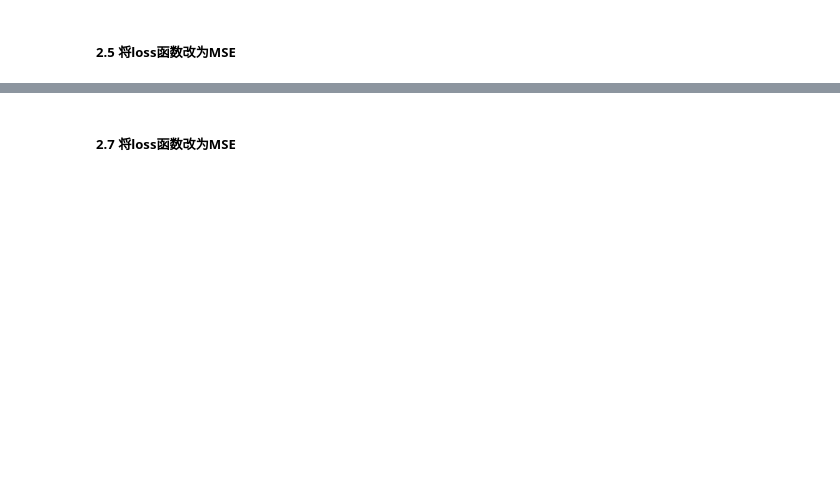
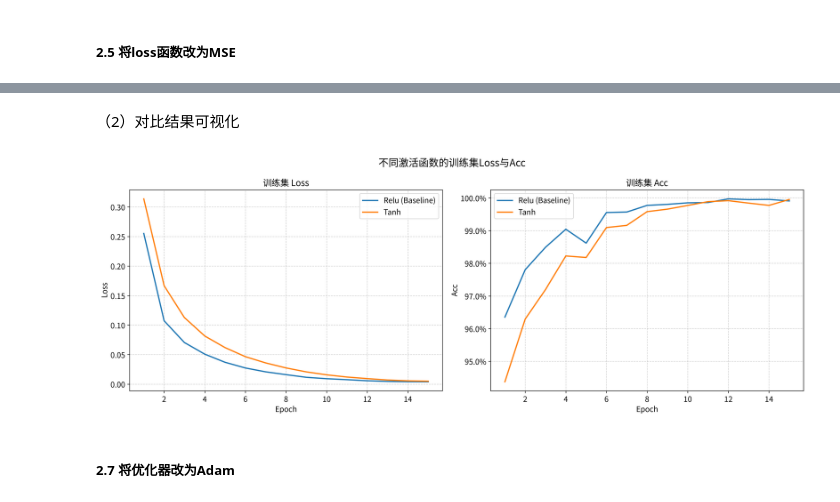
Before and after one commit to xiaoguangjin12345-dev/deep-learning, a Jupyter notebook: ex-1/ex-1.2.ipynb, the cells around one changed output, grey strips where cells are left out. Saved outputs shown, nothing was run; the diff lists cells and outputs as text; code cells hidden in the pictures; blank space fills up the shorter version.

```diff
--- a/ex-1/ex-1.2.ipynb
+++ b/ex-1/ex-1.2.ipynb
@@ -884,0 +1035,20 @@ class DropoutNet(nn.Module):
+# %%
+# 修改网络结构，将激活函数调整为tanh
+class TanhNet(nn.Module):
+    def __init__(self):
+        super().__init__()
+        self.fc1 = nn.Linear(784, 512) # 输入层 784 -> 隐藏层 512
+        self.out = nn.Linear(512, 10) # 隐藏层 512 -> 输出层 10
+        self.tanh = nn.Tanh()
+
+    def forward(self, x):
+        x = self.tanh(self.fc1(x))
+        x = self.out(x)  # 直接输出线性结果
+        return x
+# %%
+model = TanhNet() # 定义 激活函数为tanh 的模型
+criterion = nn.CrossEntropyLoss() # 损失函数（交叉熵损失）
+optimizer = optim.RMSprop(model.parameters(), lr = 0.001) # 优化器
+
+train_result_df1 = train_model(model, epochs=15, batch = 128)
+train_result_df1.style.format({'Acc': '{:.2%}'}).hide(axis = 'index')
@@ -885,2 +1091,12 @@ class DropoutNet(nn.Module):
+# %% [markdown]
+（2）对比结果可视化
+# %%
+compare_data = {
+    'Relu (Baseline)': train_result_df,
+    'Tanh': train_result_df1
+}
+plot_multiple_models_train_result(compare_data, title="不同激活函数的训练集Loss与Acc")
+# %% [output]
+[figure, added]
 # %% [markdown]
-##### 2.7 将loss函数改为MSE
+##### 2.7 将优化器改为Adam
```
Also changed, not shown: parts of 18 cells of this notebook.
